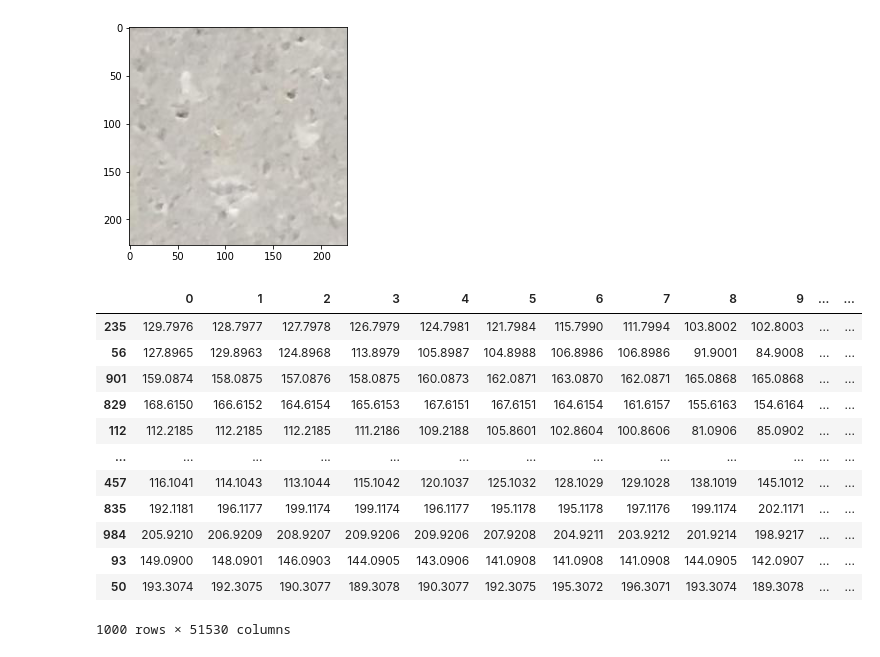
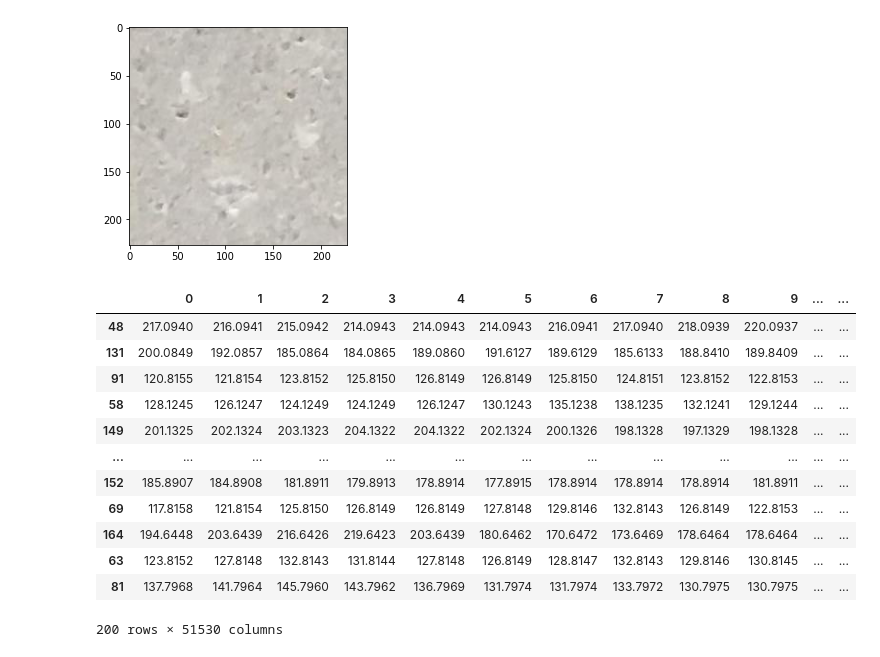
Before and after one commit to pstecklein/capstone, a Jupyter notebook: crackD_experiments.ipynb, the cells around one changed output. Drawn from its saved outputs; the diff is of its cells as text; code cells hidden in the pictures.

Commit message:
log reg with results from various train/test sizes

```diff
--- a/crackD_experiments.ipynb
+++ b/crackD_experiments.ipynb
@@ -47,47 +47,47 @@ for img in img_files:
 # %%
 train_df = []
 
 
-for i in range(1, 501):
+for i in range(1, 101):
   imgNum = "0"*(5 - len(str(i))) + str(i) + ".jpg"
   trueImg = "true/" + imgNum
   truePath = os.path.join(train_img_dir, trueImg)
   imgArr = np.asarray(Image.open(truePath))
   gray = np.dot(imgArr, [0.2989, 0.5870, 0.1140])
   flattened = gray.flatten()
   train_df.append(flattened)
 
 
-for i in range(1, 501):
+for i in range(1, 101):
   imgNum = "0"*(5 - len(str(i))) + str(i) + ".jpg"
   falseImg = "false/" + imgNum
   falsePath = os.path.join(train_img_dir, falseImg)
   imgArr = np.asarray(Image.open(falsePath))
   gray = np.dot(imgArr, [0.2989, 0.5870, 0.1140])
   flattened = gray.flatten()
   train_df.append(flattened)
 
 
 train_df = pd.DataFrame(train_df)
-train_df.loc[train_df.index[:500], 'label'] = 1
-train_df.loc[train_df.index[500:], 'label'] = 0
+train_df.loc[train_df.index[:100], 'label'] = 1
+train_df.loc[train_df.index[100:], 'label'] = 0
 
 train_df = train_df.sample(frac=1)
 train_df
 # %% [output]
 |  | 0 | 1 | 2 | 3 | 4 | 5 | 6 | 7 | 8 | 9 | ... | ... |
-| 235 | 129.7976 | 128.7977 | 127.7978 | 126.7979 | 124.7981 | 121.7984 | 115.7990 | 111.7994 | 103.8002 | 102.8003 | ... | ... |
-| 56 | 127.8965 | 129.8963 | 124.8968 | 113.8979 | 105.8987 | 104.8988 | 106.8986 | 106.8986 | 91.9001 | 84.9008 | ... | ... |
-| 901 | 159.0874 | 158.0875 | 157.0876 | 158.0875 | 160.0873 | 162.0871 | 163.0870 | 162.0871 | 165.0868 | 165.0868 | ... | ... |
-| 829 | 168.6150 | 166.6152 | 164.6154 | 165.6153 | 167.6151 | 167.6151 | 164.6154 | 161.6157 | 155.6163 | 154.6164 | ... | ... |
-| 112 | 112.2185 | 112.2185 | 112.2185 | 111.2186 | 109.2188 | 105.8601 | 102.8604 | 100.8606 | 81.0906 | 85.0902 | ... | ... |
+| 48 | 217.0940 | 216.0941 | 215.0942 | 214.0943 | 214.0943 | 214.0943 | 216.0941 | 217.0940 | 218.0939 | 220.0937 | ... | ... |
+| 131 | 200.0849 | 192.0857 | 185.0864 | 184.0865 | 189.0860 | 191.6127 | 189.6129 | 185.6133 | 188.8410 | 189.8409 | ... | ... |
+| 91 | 120.8155 | 121.8154 | 123.8152 | 125.8150 | 126.8149 | 126.8149 | 125.8150 | 124.8151 | 123.8152 | 122.8153 | ... | ... |
+| 58 | 128.1245 | 126.1247 | 124.1249 | 124.1249 | 126.1247 | 130.1243 | 135.1238 | 138.1235 | 132.1241 | 129.1244 | ... | ... |
+| 149 | 201.1325 | 202.1324 | 203.1323 | 204.1322 | 204.1322 | 202.1324 | 200.1326 | 198.1328 | 197.1329 | 198.1328 | ... | ... |
 | ... | ... | ... | ... | ... | ... | ... | ... | ... | ... | ... | ... | ... |
-| 457 | 116.1041 | 114.1043 | 113.1044 | 115.1042 | 120.1037 | 125.1032 | 128.1029 | 129.1028 | 138.1019 | 145.1012 | ... | ... |
-| 835 | 192.1181 | 196.1177 | 199.1174 | 199.1174 | 196.1177 | 195.1178 | 195.1178 | 197.1176 | 199.1174 | 202.1171 | ... | ... |
-| 984 | 205.9210 | 206.9209 | 208.9207 | 209.9206 | 209.9206 | 207.9208 | 204.9211 | 203.9212 | 201.9214 | 198.9217 | ... | ... |
-| 93 | 149.0900 | 148.0901 | 146.0903 | 144.0905 | 143.0906 | 141.0908 | 141.0908 | 141.0908 | 144.0905 | 142.0907 | ... | ... |
-| 50 | 193.3074 | 192.3075 | 190.3077 | 189.3078 | 190.3077 | 192.3075 | 195.3072 | 196.3071 | 193.3074 | 189.3078 | ... | ... |
+| 152 | 185.8907 | 184.8908 | 181.8911 | 179.8913 | 178.8914 | 177.8915 | 178.8914 | 178.8914 | 178.8914 | 181.8911 | ... | ... |
+| 69 | 117.8158 | 121.8154 | 125.8150 | 126.8149 | 126.8149 | 127.8148 | 129.8146 | 132.8143 | 126.8149 | 122.8153 | ... | ... |
+| 164 | 194.6448 | 203.6439 | 216.6426 | 219.6423 | 203.6439 | 180.6462 | 170.6472 | 173.6469 | 178.6464 | 178.6464 | ... | ... |
+| 63 | 123.8152 | 127.8148 | 132.8143 | 131.8144 | 127.8148 | 126.8149 | 128.8147 | 132.8143 | 129.8146 | 130.8145 | ... | ... |
+| 81 | 137.7968 | 141.7964 | 145.7960 | 143.7962 | 136.7969 | 131.7974 | 131.7974 | 133.7972 | 130.7975 | 130.7975 | ... | ... |
-1000 rows × 51530 columns
+200 rows × 51530 columns
 # %%
 test_df = []
 
```
Also changed, not shown: parts of 15 cells of this notebook.
